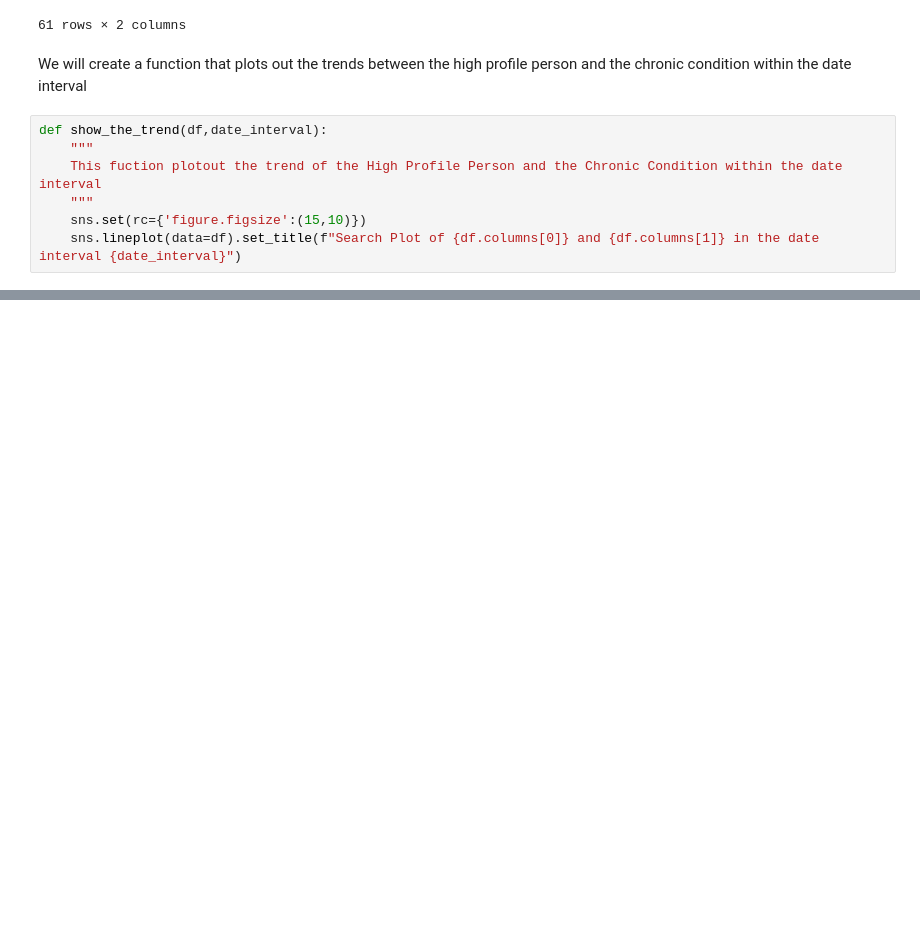
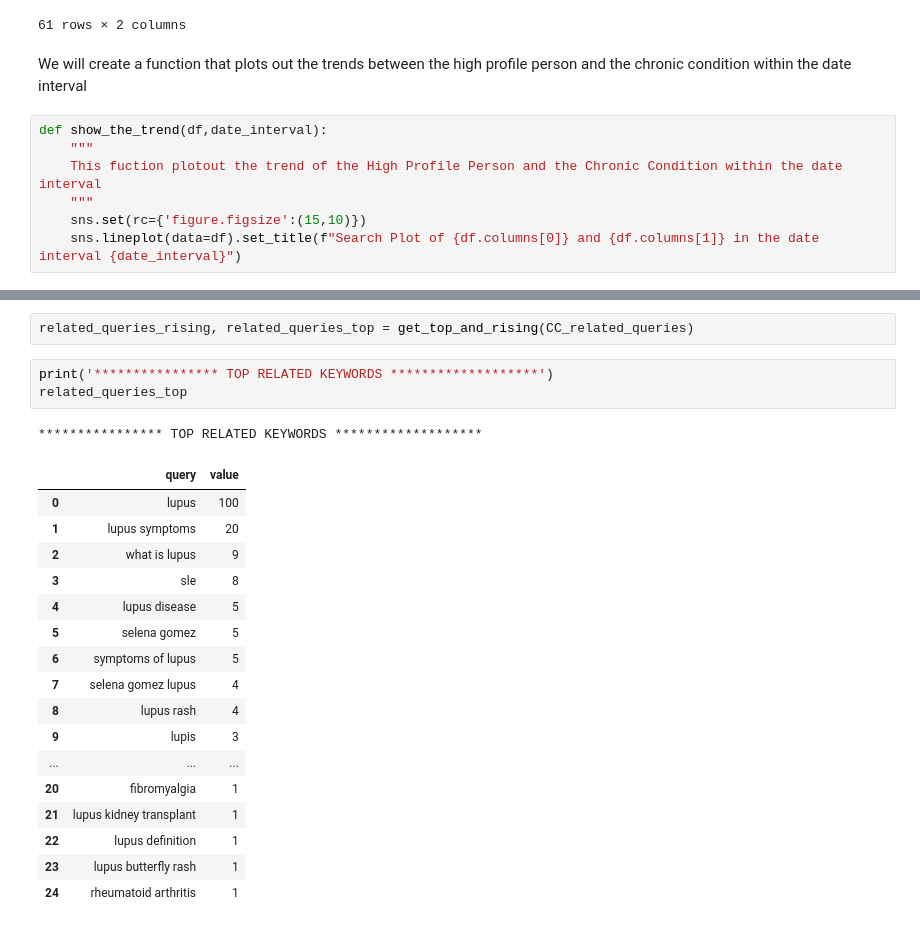
Before and after one commit to kkrusere/Cultural-Health-Moments, a Jupyter notebook: Cultural_Health Moments.ipynb, the cells around one changed output, grey strips where cells are left out. Saved outputs shown, nothing was run; the diff lists cells and outputs as text; blank space fills up the shorter version.

```diff
--- a/Cultural_Health Moments.ipynb
+++ b/Cultural_Health Moments.ipynb
@@ -223,0 +270,24 @@ print(related_queries_top)
+# %%
+related_queries_rising, related_queries_top = get_top_and_rising(CC_related_queries)
+# %%
+print('**************** TOP RELATED KEYWORDS *******************')
+related_queries_top
+# %% [output]
+**************** TOP RELATED KEYWORDS *******************
+|  | query | value |
+| 0 | lupus | 100 |
+| 1 | lupus symptoms | 20 |
+| 2 | what is lupus | 9 |
+| 3 | sle | 8 |
+| 4 | lupus disease | 5 |
+| 5 | selena gomez | 5 |
+| 6 | symptoms of lupus | 5 |
+| 7 | selena gomez lupus | 4 |
+| 8 | lupus rash | 4 |
+| 9 | lupis | 3 |
+| ... | ... | ... |
+| 20 | fibromyalgia | 1 |
+| 21 | lupus kidney transplant | 1 |
+| 22 | lupus definition | 1 |
+| 23 | lupus butterfly rash | 1 |
+| 24 | rheumatoid arthritis | 1 |
```
Also changed, not shown: parts of 8 cells of this notebook.
